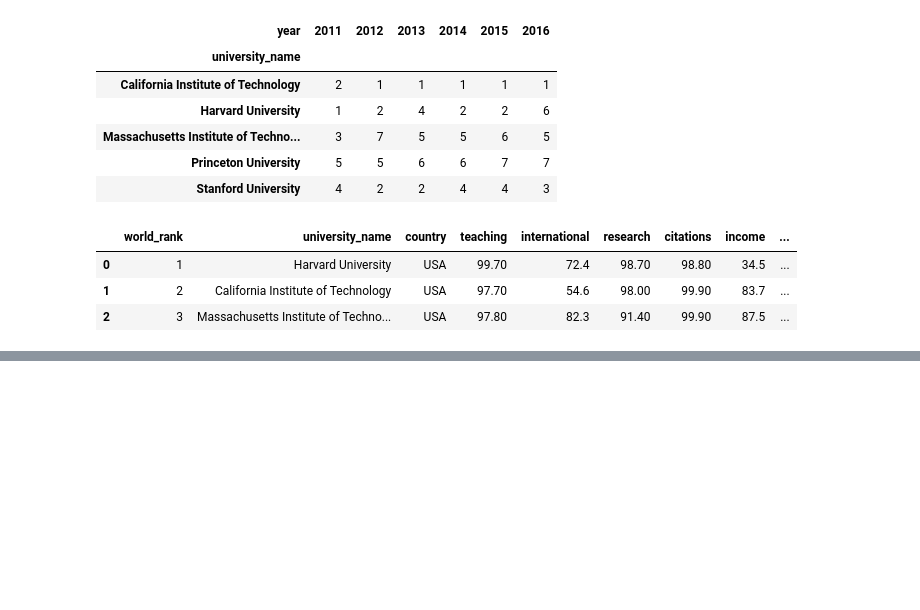
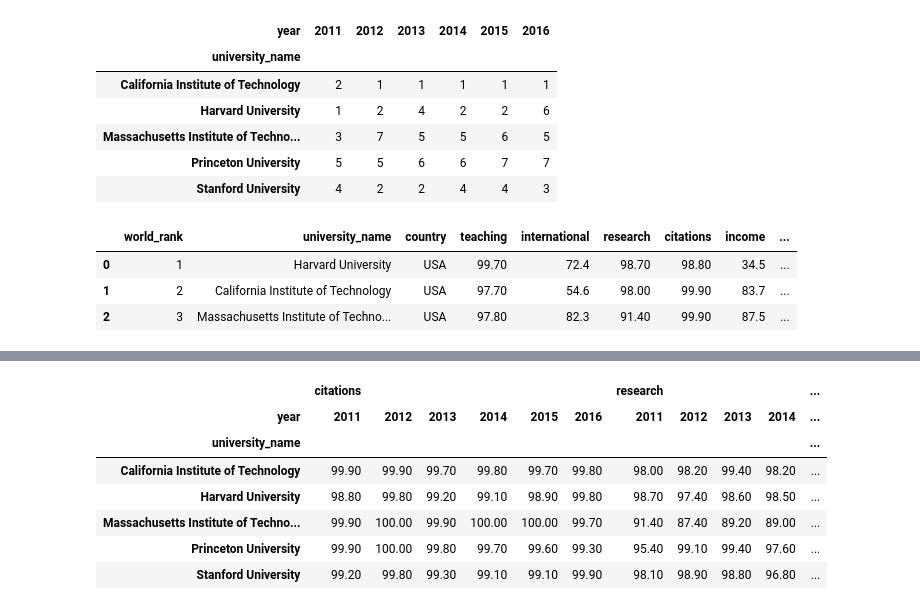
Before and after one commit to JakubPluta/EDA-ML, a Jupyter notebook: University Rankings - EDA.ipynb, the cells around one changed output, grey strips where cells are left out. Cells and saved outputs as stored; diff of their text form; code cells hidden in the pictures; blank space fills up the shorter version.

```diff
--- a/University Rankings - EDA.ipynb
+++ b/University Rankings - EDA.ipynb
@@ -80,6 +80,8 @@ international_students     67
 student_staff_ratio        59
 num_students               59
 dtype: int64
+# %%
+data['num_students'] = (data['num_students'].dropna().str.replace(',','')).astype(int)
 # %% [markdown]
 * __world_rank__ world rank for the university. Contains rank ranges and equal ranks (eg. =94 and 201-250)
 * __university_name__ name of university
@@ -512,0 +517,12 @@ iplot(fig)
+# %%
+pt = pd.pivot_table(top5,index='university_name', columns = 'year', values=['citations','teaching','research'],aggfunc='first')
+pt
+# %% [output]
+|  | citations |  |  |  |  |  | research |  |  |  | ... |
+| year | 2011 | 2012 | 2013 | 2014 | 2015 | 2016 | 2011 | 2012 | 2013 | 2014 | ... |
+| university_name |  |  |  |  |  |  |  |  |  |  | ... |
+| California Institute of Technology | 99.90 | 99.90 | 99.70 | 99.80 | 99.70 | 99.80 | 98.00 | 98.20 | 99.40 | 98.20 | ... |
+| Harvard University | 98.80 | 99.80 | 99.20 | 99.10 | 98.90 | 99.80 | 98.70 | 97.40 | 98.60 | 98.50 | ... |
+| Massachusetts Institute of Techno... | 99.90 | 100.00 | 99.90 | 100.00 | 100.00 | 99.70 | 91.40 | 87.40 | 89.20 | 89.00 | ... |
+| Princeton University | 99.90 | 100.00 | 99.80 | 99.70 | 99.60 | 99.30 | 95.40 | 99.10 | 99.40 | 97.60 | ... |
+| Stanford University | 99.20 | 99.80 | 99.30 | 99.10 | 99.10 | 99.90 | 98.10 | 98.90 | 98.80 | 96.80 | ... |
```
Also changed, not shown: parts of 12 cells of this notebook.
